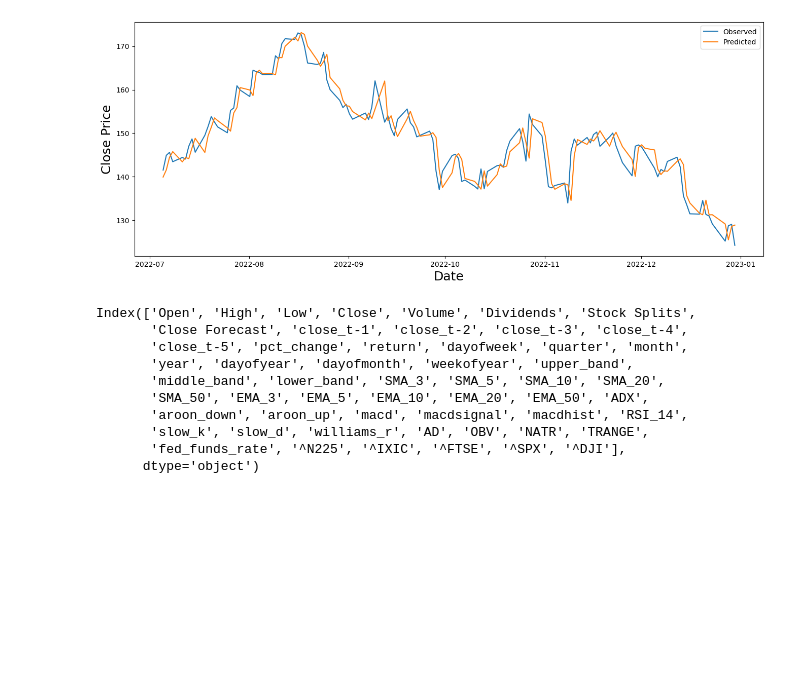
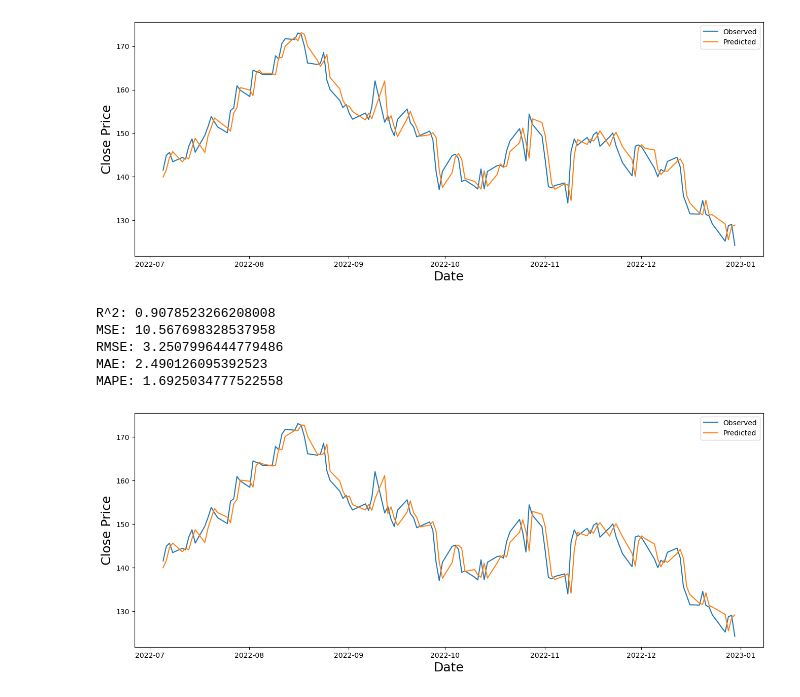
Before and after one commit to luo-simon/stock-predictions, a Jupyter notebook: src/visualisation/results.ipynb, the cells around one changed output. Cells and saved outputs as stored; diff of their text form; code cells hidden in the pictures; blank space fills up the shorter version.

```diff
--- a/src/visualisation/results.ipynb
+++ b/src/visualisation/results.ipynb
@@ -65,16 +52,15 @@ RMSE: 3.2897080584827045
 MAE: 2.5340344129796653
 MAPE: 1.7211509227835646
 [figure]
-# %%
-df.columns
-# %% [output]
-Index(['Open', 'High', 'Low', 'Close', 'Volume', 'Dividends', 'Stock Splits',
-       'Close Forecast', 'close_t-1', 'close_t-2', 'close_t-3', 'close_t-4',
-       'close_t-5', 'pct_change', 'return', 'dayofweek', 'quarter', 'month',
-       'year', 'dayofyear', 'dayofmonth', 'weekofyear', 'upper_band',
-       'middle_band', 'lower_band', 'SMA_3', 'SMA_5', 'SMA_10', 'SMA_20',
-       'SMA_50', 'EMA_3', 'EMA_5', 'EMA_10', 'EMA_20', 'EMA_50', 'ADX',
-       'aroon_down', 'aroon_up', 'macd', 'macdsignal', 'macdhist', 'RSI_14',
-       'slow_k', 'slow_d', 'williams_r', 'AD', 'OBV', 'NATR', 'TRANGE',
-       'fed_funds_rate', '^N225', '^IXIC', '^FTSE', '^SPX', '^DJI'],
-      dtype='object')
+# %%
+from src.models.Linear.evaluate import eval
+run_id = "59ee53bdc13b4141b7b2acc273d0879f"
+features = ['Close', 'High', 'RSI_14', 'TRANGE', '^FTSE', 'close_t-1', 'close_t-4', 'macdsignal']
+y_pred, y_true = eval(run_id, features)
+# %% [output]
+R^2: 0.9078523266208008
+MSE: 10.567698328537958
+RMSE: 3.2507996444779486
+MAE: 2.490126095392523
+MAPE: 1.6925034777522558
+[figure, added]
```
Also changed, not shown: parts of 4 cells of this notebook, 4 other files.
